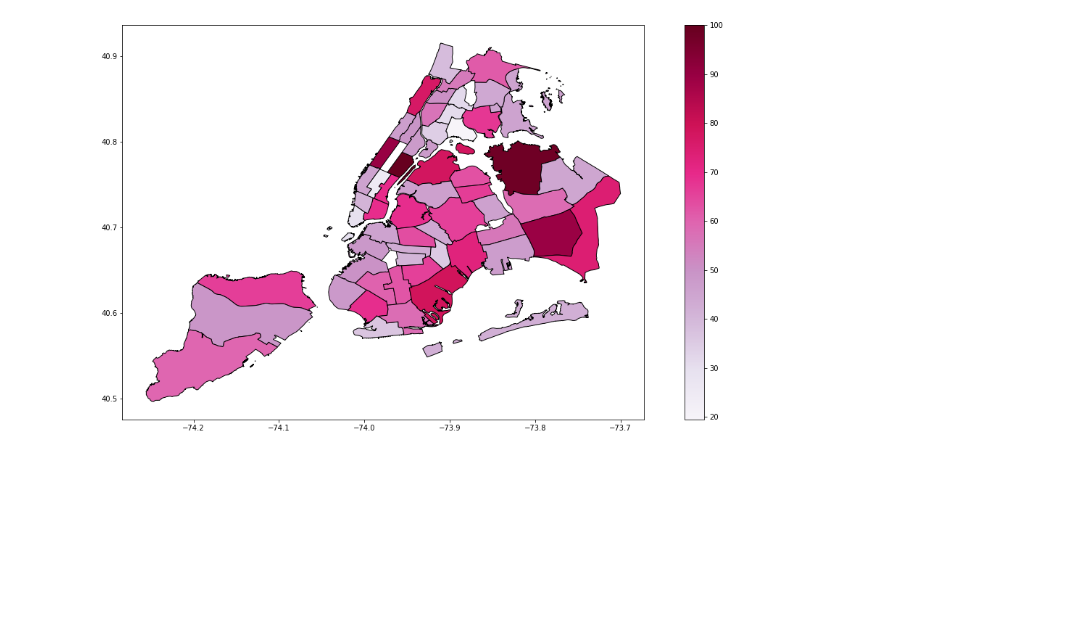
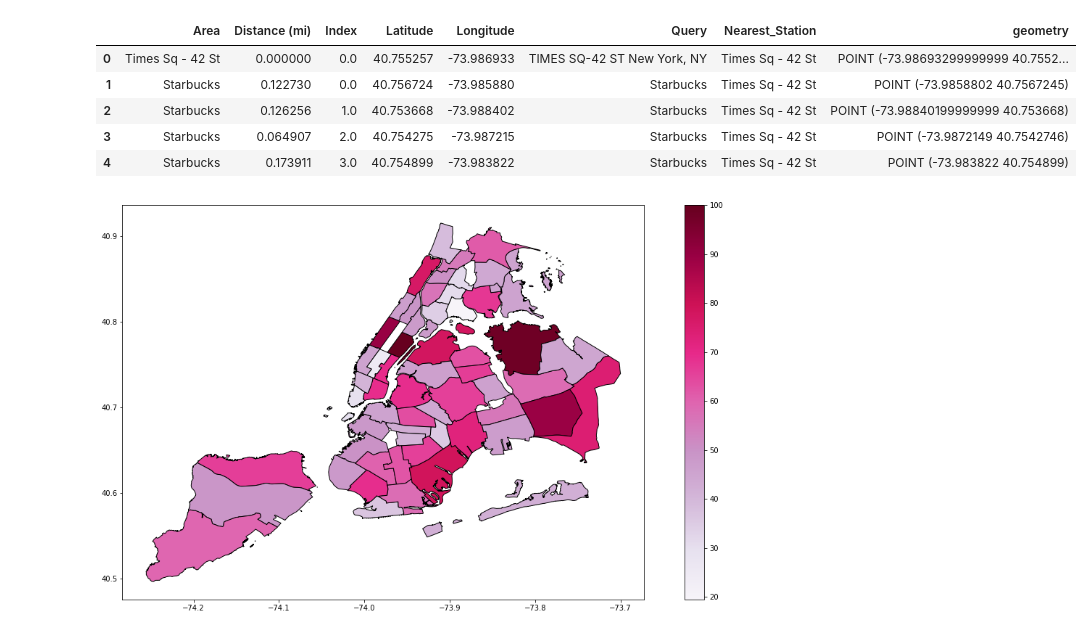
Before and after one commit to nalehc/gala_flyer_locations, a Jupyter notebook: geopandas_subway.ipynb, the cells around one changed output. Saved outputs shown, nothing was run; the diff lists cells and outputs as text; code cells hidden in the pictures; blank space fills up the shorter version.

```diff
--- a/geopandas_subway.ipynb
+++ b/geopandas_subway.ipynb
@@ -16,6 +16,16 @@ entries = entries[entries.columns[::-1]]
 entries = entries.merge(locations, on = ['Stop Name'])
 stops = entries[entries['ENTRIES'].notnull()]
 stops.to_csv('Subway Entrances1.csv')
+# %%
+top_stations = pd.read_csv('Subway Entrances.csv')
+locations = pd.read_csv('Subway Entrances.csv')
+# %% [output]
+|  | Area | Distance (mi) | Index | Latitude | Longitude | Query | Nearest_Station | geometry |
+| 0 | Times Sq - 42 St | 0.000000 | 0.0 | 40.755257 | -73.986933 | TIMES SQ-42 ST New York, NY | Times Sq - 42 St | POINT (-73.98693299999999 40.7552... |
+| 1 | Starbucks | 0.122730 | 0.0 | 40.756724 | -73.985880 | Starbucks | Times Sq - 42 St | POINT (-73.9858802 40.7567245) |
+| 2 | Starbucks | 0.126256 | 1.0 | 40.753668 | -73.988402 | Starbucks | Times Sq - 42 St | POINT (-73.98840199999999 40.753668) |
+| 3 | Starbucks | 0.064907 | 2.0 | 40.754275 | -73.987215 | Starbucks | Times Sq - 42 St | POINT (-73.9872149 40.7542746) |
+| 4 | Starbucks | 0.173911 | 3.0 | 40.754899 | -73.983822 | Starbucks | Times Sq - 42 St | POINT (-73.983822 40.754899) |
 # %%
 
 census = gpd.read_file('2010gendercensus.geojson')
```
Also changed, not shown: 1 other file.
